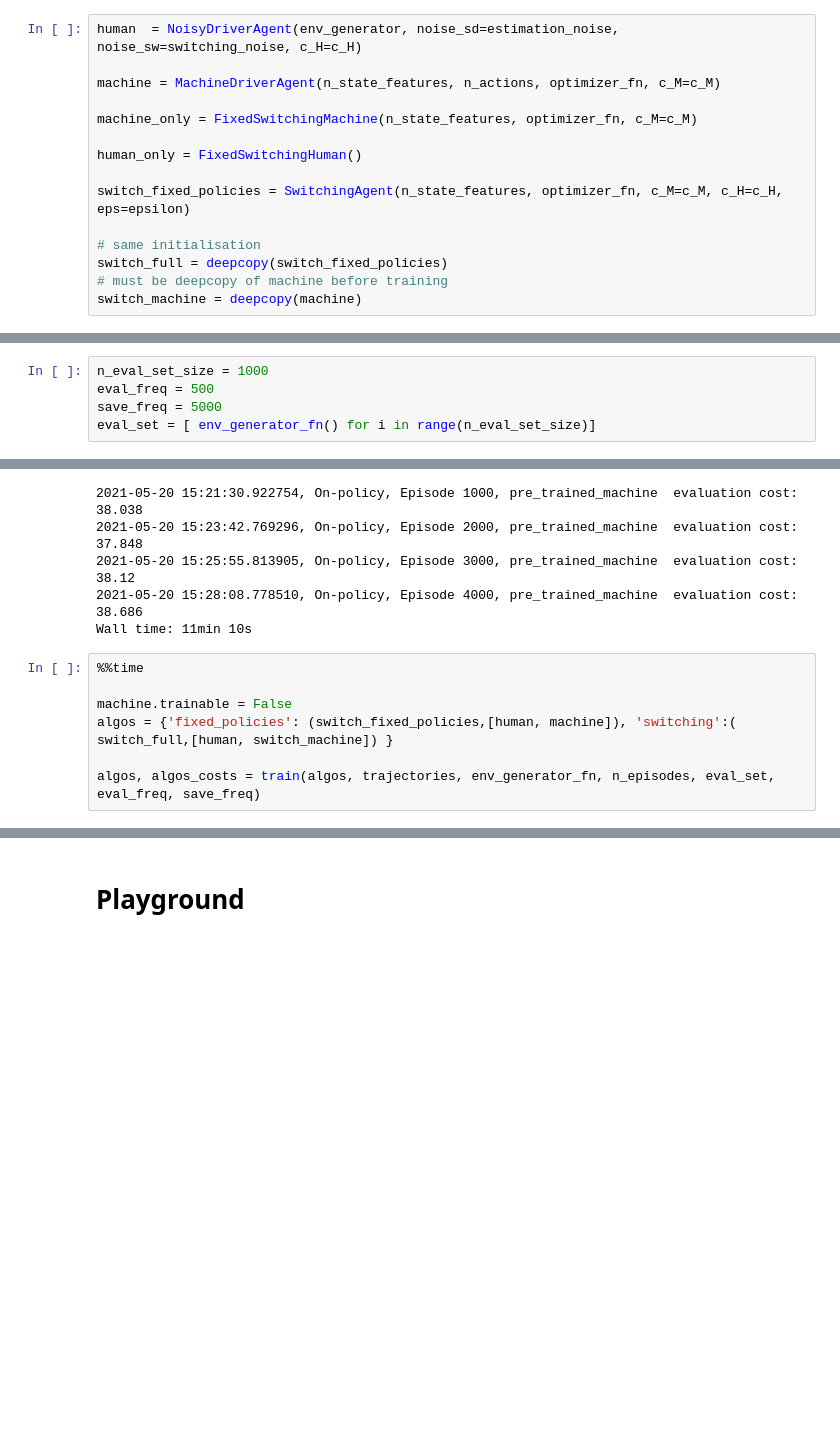
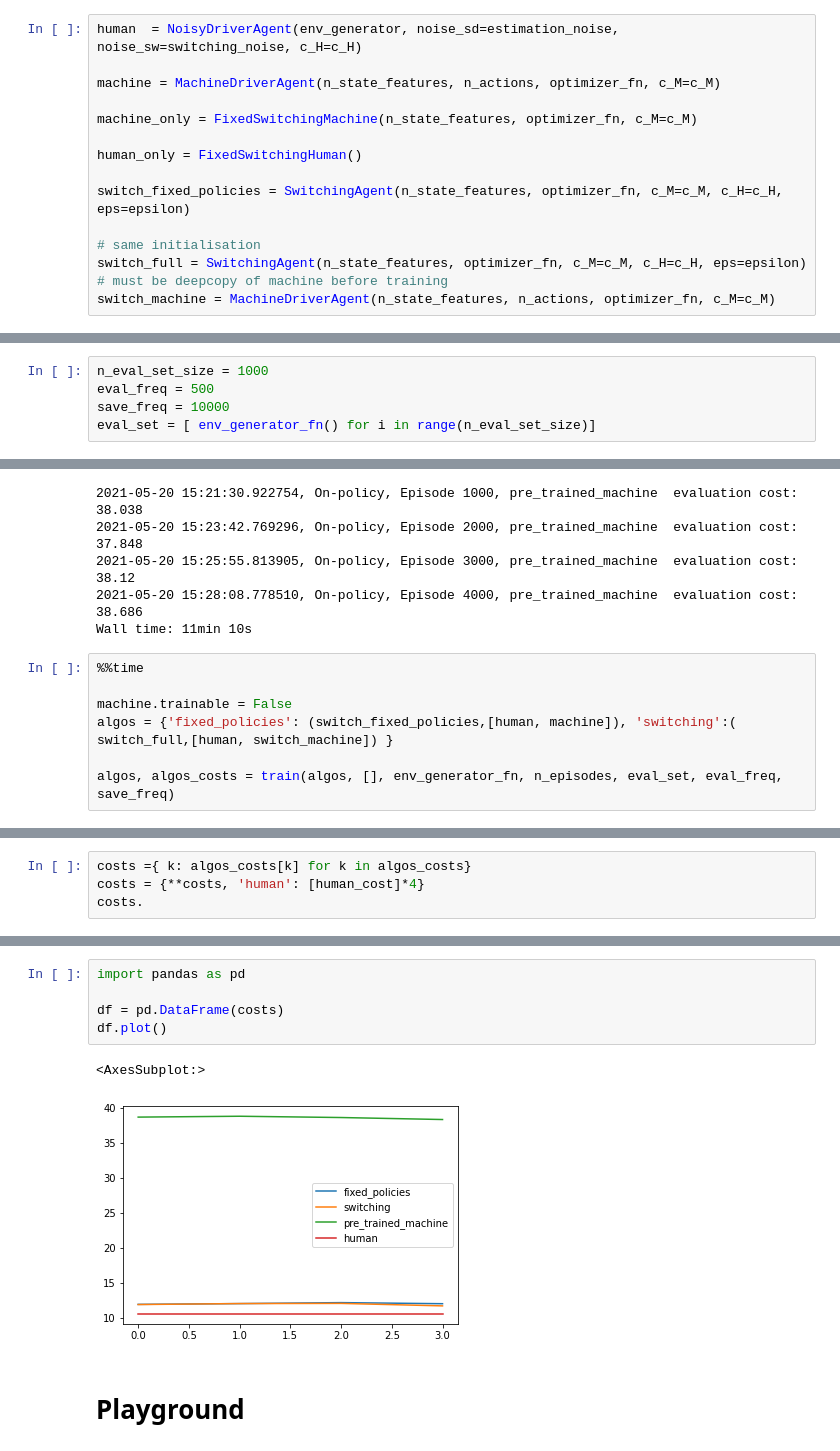
Before and after one commit to ElenStr/human-machine-switching, a Jupyter notebook: run_experiments.ipynb, the cells around one changed output, grey strips where cells are left out. Drawn from its saved outputs; the diff is of its cells as text; blank space fills up the shorter version.

```diff
--- a/run_experiments.ipynb
+++ b/run_experiments.ipynb
@@ -70,9 +70,9 @@ human_only = FixedSwitchingHuman()
 switch_fixed_policies = SwitchingAgent(n_state_features, optimizer_fn, c_M=c_M, c_H=c_H, eps=epsilon)
 
 # same initialisation
-switch_full = deepcopy(switch_fixed_policies)
+switch_full = SwitchingAgent(n_state_features, optimizer_fn, c_M=c_M, c_H=c_H, eps=epsilon)
 # must be deepcopy of machine before training
-switch_machine = deepcopy(machine)
+switch_machine = MachineDriverAgent(n_state_features, n_actions, optimizer_fn, c_M=c_M)
 # %% [markdown]
 ### Train Steps
 # %%
@@ -102,7 +102,7 @@ with open(f'{ROOT_DIR}/outputs/trajectories/human_{estimation_noise}_{switching_
 # %%
 n_eval_set_size = 1000
 eval_freq = 500
-save_freq = 5000
+save_freq = 10000
 eval_set = [ env_generator_fn() for i in range(n_eval_set_size)]
 # %% [markdown]
 ### Training
@@ -133,5 +134,5 @@ Wall time: 11min 10s
 machine.trainable = False
 algos = {'fixed_policies': (switch_fixed_policies,[human, machine]), 'switching':( switch_full,[human, switch_machine]) }
 
-algos, algos_costs = train(algos, trajectories, env_generator_fn, n_episodes, eval_set, eval_freq, save_freq)
+algos, algos_costs = train(algos, [], env_generator_fn, n_episodes, eval_set, eval_freq, save_freq)
 # %% [output]
@@ -138,0 +156,4 @@ Wall time: 4min 5s
+# %%
+costs ={ k: algos_costs[k] for k in algos_costs}
+costs = {**costs, 'human': [human_cost]*4}
+costs.
@@ -139,3 +168,11 @@ Wall time: 4min 5s
+# %%
+import pandas as pd
+
+df = pd.DataFrame(costs)
+df.plot()
+# %% [output]
+<AxesSubplot:>
+[figure, added]
 # %% [markdown]
 # Playground
 # %%
```
Also changed, not shown: parts of 6 cells of this notebook, 7 other files.
